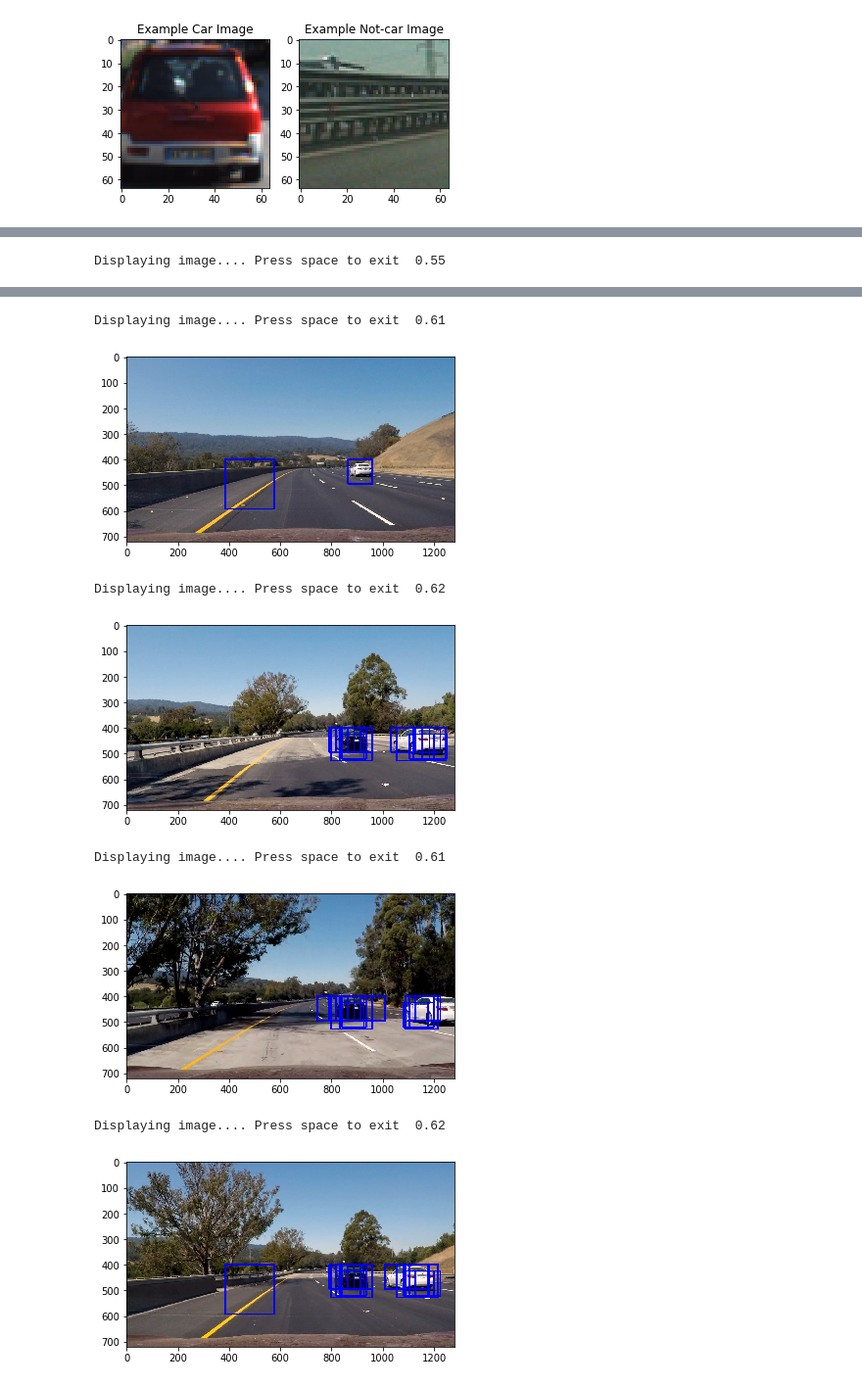
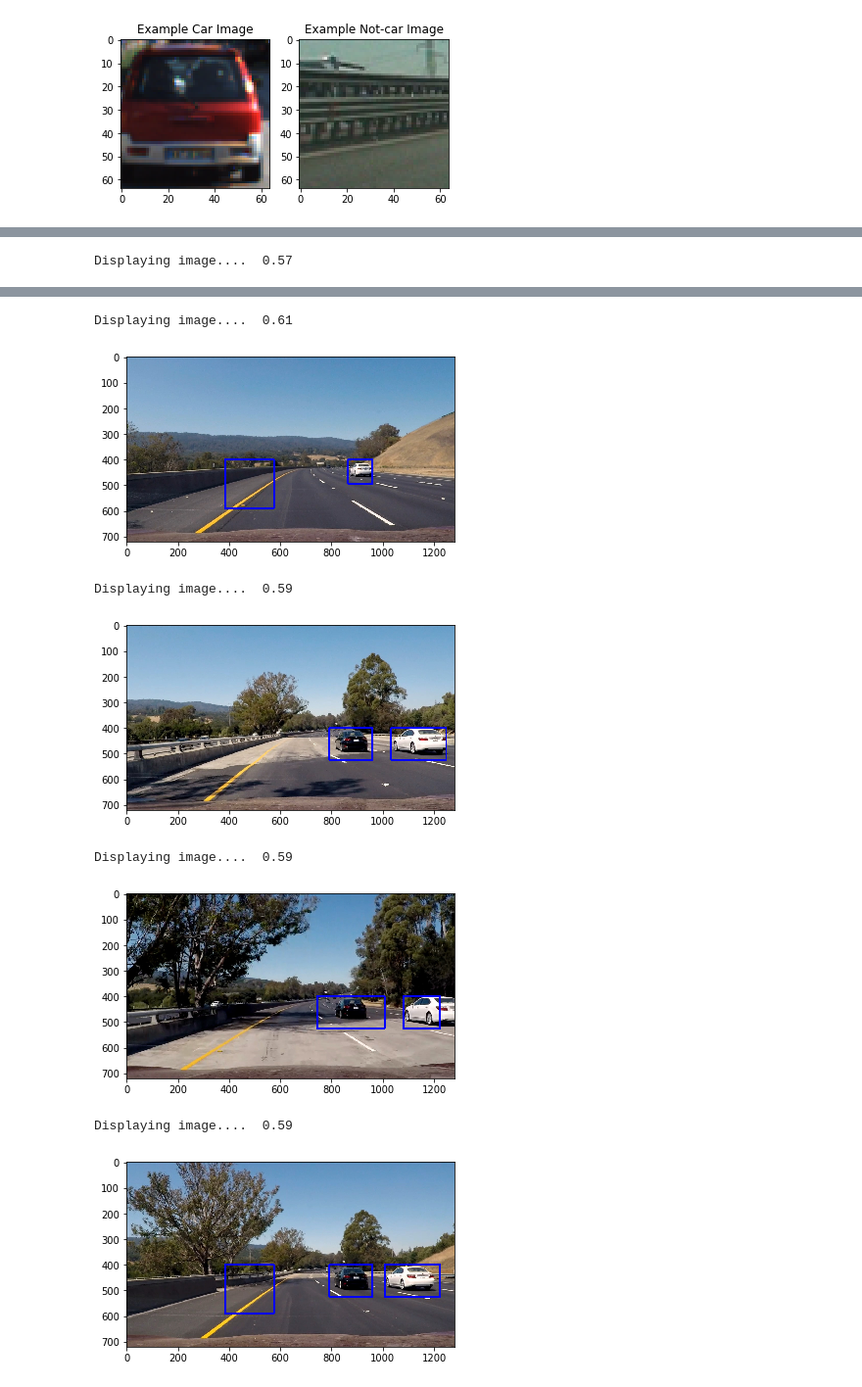
Before and after one commit to udacity/CarND-Vehicle-Detection, a Jupyter notebook: scratch2.ipynb, the cells around one changed output, grey strips where cells are left out. Shown at 98% size. Drawn from its saved outputs; the diff is of its cells as text; code cells hidden in the pictures.

```diff
--- a/scratch2.ipynb
+++ b/scratch2.ipynb
@@ -215,7 +215,7 @@ def process_frame_test(image, svc, X_scaler, scale, y_start_stop, heatmap):
     draw_image = cv2.cvtColor(image, cv2.COLOR_YCrCb2RGB)
 
     heatmap.add_heat(image, bboxes)
-    return searchlib.draw_boxes(draw_image, bboxes)
+    return bboxes, draw_image
     #return searchlib.draw_labeled_bboxes(draw_image, heatmap.get_labelled_map())
 def test_window():
     svc, X_scaler = train_classifier()
@@ -226,13 +226,27 @@ def test_window():
     test_files = glob.glob("test_images/*.jpg")
     for file in test_files:
         image = lib.read_image_in_colorspace(file, color_space="YCrCb")
+        heatmap = HeatMap(0, 1)
+        t4 = time.time()
+        bboxes, draw_image = process_frame_test(image, svc, X_scaler, scale, y_start_stop, heatmap)
+        copy_draw_image = np.copy(draw_image)
+        searchlib.draw_boxes(draw_image, bboxes)
+        labeled = heatmap.get_labelled_map()
+        searchlib.draw_labeled_bboxes(copy_draw_image, labeled)
+        t5 = time.time()
+        print("Displaying image.... ", round(t5-t4, 2))
+        plt.imshow(copy_draw_image)
+        plt.show()
 
-        t4 = time.time()
-        out_img = process_frame_test(image, svc, X_scaler, scale, y_start_stop, heatmap)
-        t5 = time.time()
-        print("Displaying image.... Press space to exit ", round(t5-t4, 2))
-        plt.imshow(out_img)
-        plt.show()
+#         fig = plt.figure()
+#         plt.subplot(121)
+#         plt.imshow(draw_image)
+#         plt.title('Car Positions')
+#         plt.subplot(122)
+#         plt.imshow(labeled[0], cmap='gray')
+#         plt.title('Labeled heatmap')
+#         plt.show()
+#         fig.tight_layout()
     return
 test_window()
 # %% [output]
@@ -242,10 +256,10 @@ Displaying image.... Press space to exit  0.58
-Displaying image.... Press space to exit  0.55
+Displaying image....  0.57
 [figure]
-Displaying image.... Press space to exit  0.61
+Displaying image....  0.61
 [figure]
-Displaying image.... Press space to exit  0.62
+Displaying image....  0.59
-[figure, old version]
+[figure, new version]
-Displaying image.... Press space to exit  0.61
+Displaying image....  0.59
-[figure, old version]
+[figure, new version]
-Displaying image.... Press space to exit  0.62
+Displaying image....  0.59
-[figure, old version]
+[figure, new version]
```
Also changed, not shown: parts of 1 cell of this notebook, 4 other files.
